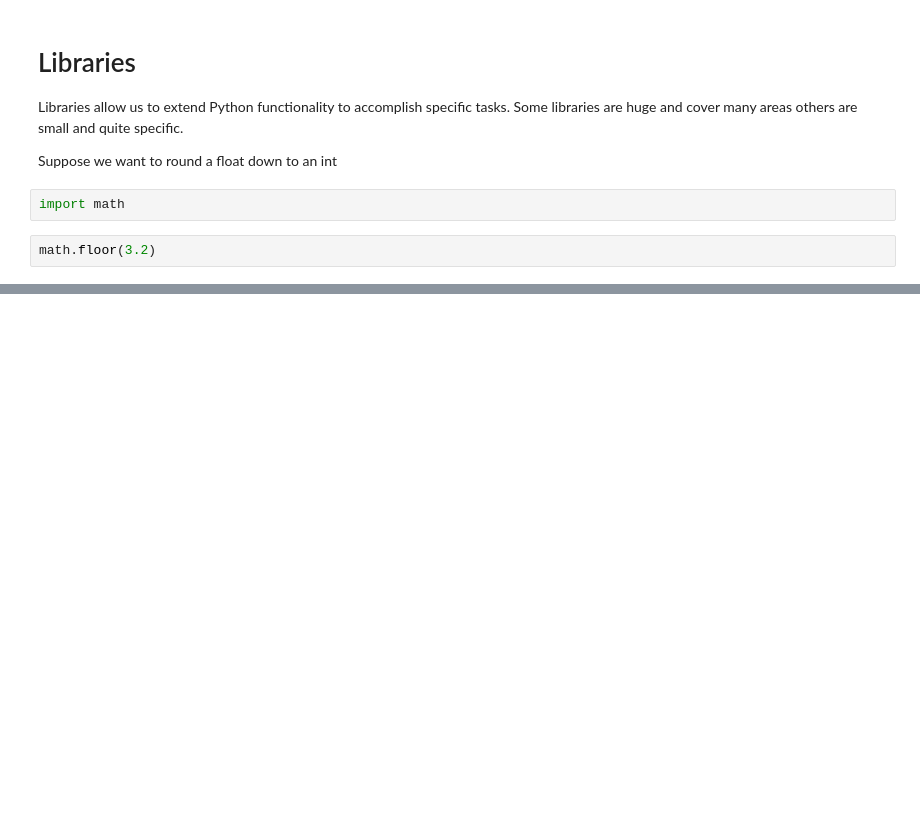
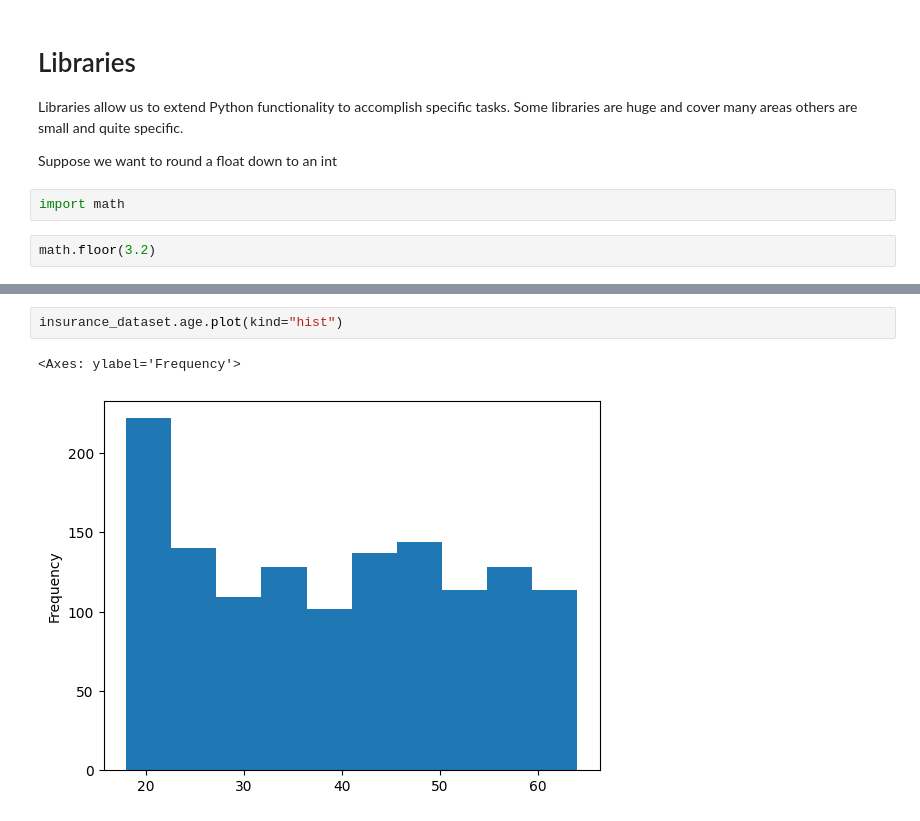
Before and after one commit to matthewpecsok/bootcamp, a Jupyter notebook: bootcamp.ipynb, the cells around one changed output, grey strips where cells are left out. Drawn from its saved outputs; the diff is of its cells as text; blank space fills up the shorter version.

```diff
--- a/bootcamp.ipynb
+++ b/bootcamp.ipynb
@@ -817,0 +861,5 @@ math.floor(3.2)
+# %%
+insurance_dataset.age.plot(kind="hist")
+# %% [output]
+<Axes: ylabel='Frequency'>
+[figure, added]
```
Also changed, not shown: parts of 7 cells of this notebook.
